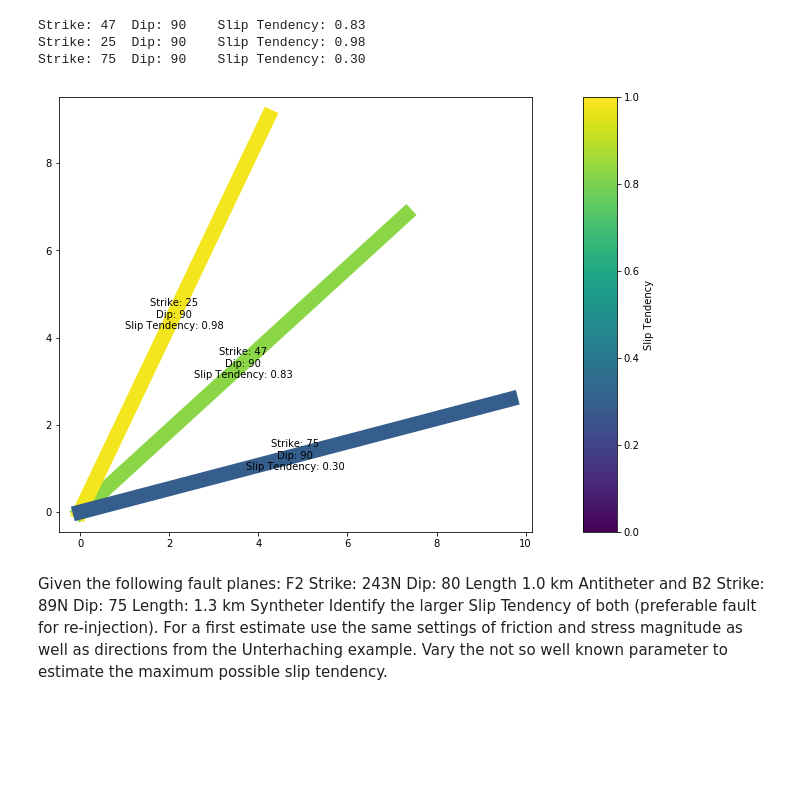
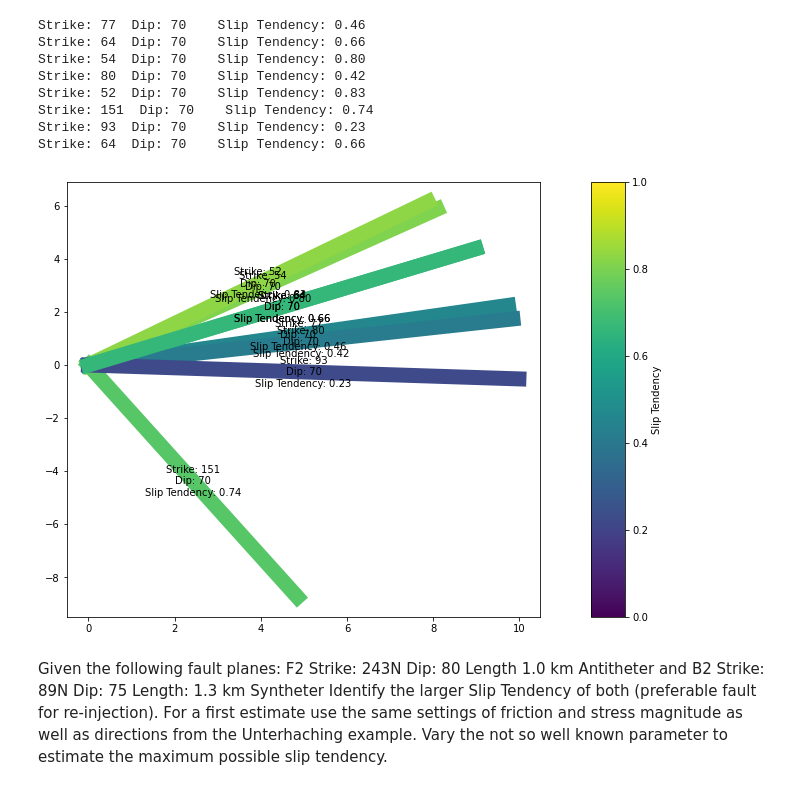
Before and after one commit to jwassermann/GT5, a Jupyter notebook: Slip_Tendency_Example.ipynb, the cells around one changed output. Drawn from its saved outputs; the diff is of its cells as text; code cells hidden in the pictures; blank space fills up the shorter version.

```diff
--- a/Slip_Tendency_Example.ipynb
+++ b/Slip_Tendency_Example.ipynb
@@ -110,42 +110,47 @@ def plot_fault(ax, xy, strike, dip, slip_tendency, length=10, linewidth=15,
 # %%
 # Example Unterhaching
 
-friction_coefficient = 0.6
+friction_coefficient = 0.8
 
 # faults given as (strike, dip)
-faults = [(47, 90), (25, 90), (75, 90)]
+faults = [(77, 70), (64, 70), (54, 70), (80, 70), (52,70), (151,70),(93,70),(64,70)]
 
 # sigma directions given as (azimuth, plunge)
-sigma1 = (0, 0)
-sigma2 = (90, 90)
-sigma3 = (90, 0)
+sigma1 = (15, 0)
+sigma2 = (0, 90)
+sigma3 = (105, 0)
 
-sigma1_mag = 5
+sigma1_mag = 1.25
 sigma2_mag = 1
-sigma3_mag = 0.5
+sigma3_mag = 0.6
 
 stress_difference_ratio = calculate_stress_difference_ratio(
     sigma1_mag, sigma2_mag, sigma3_mag)
 
 fig, (ax, cb) = plt.subplots(
     figsize=(10, 8), ncols=2, gridspec_kw={'width_ratios': (14, 1)})
 for fault in faults:
     strike, dip = fault
     slip_tendency = normalized_slip_tendency(
         stress_directions=(sigma1, sigma2, sigma3),
         stress_difference_ratio=stress_difference_ratio,
         fault_plane=fault,
         friction_coefficient=friction_coefficient)
     print('Strike: %.0f  Dip: %.0f    Slip Tendency: %.2f' % (strike, dip, slip_tendency))
     plot_fault(ax, xy=(0, 0), strike=strike, dip=dip, slip_tendency=slip_tendency)
 matplotlib.colorbar.ColorbarBase(
     ax=cb, cmap=matplotlib.cm.get_cmap('viridis'), orientation='vertical', label='Slip Tendency')
 plt.show()
 # %% [output]
-Strike: 47  Dip: 90    Slip Tendency: 0.83
-Strike: 25  Dip: 90    Slip Tendency: 0.98
-Strike: 75  Dip: 90    Slip Tendency: 0.30
+Strike: 77  Dip: 70    Slip Tendency: 0.46
+Strike: 64  Dip: 70    Slip Tendency: 0.66
+Strike: 54  Dip: 70    Slip Tendency: 0.80
+Strike: 80  Dip: 70    Slip Tendency: 0.42
+Strike: 52  Dip: 70    Slip Tendency: 0.83
+Strike: 151  Dip: 70    Slip Tendency: 0.74
+Strike: 93  Dip: 70    Slip Tendency: 0.23
+Strike: 64  Dip: 70    Slip Tendency: 0.66
-[figure, old version]
+[figure, new version]
 # %% [markdown]
 Given the following fault planes:
 F2 Strike: 243N Dip: 80 Length 1.0 km  Antitheter and
```
Also changed, not shown: 1 other file.
